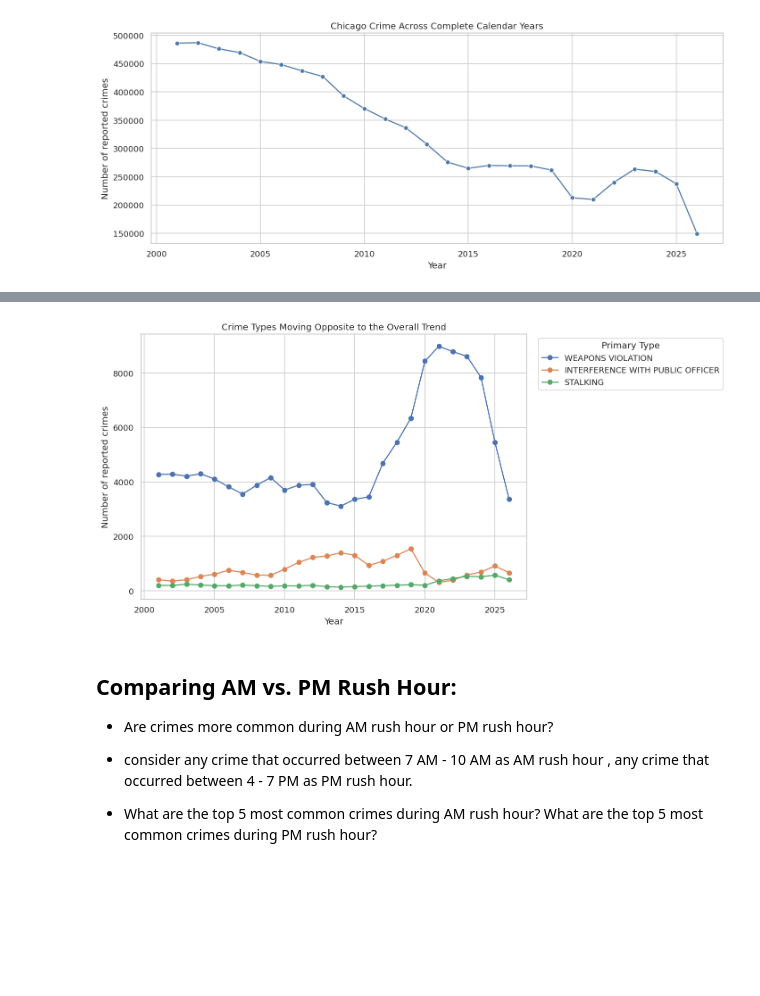
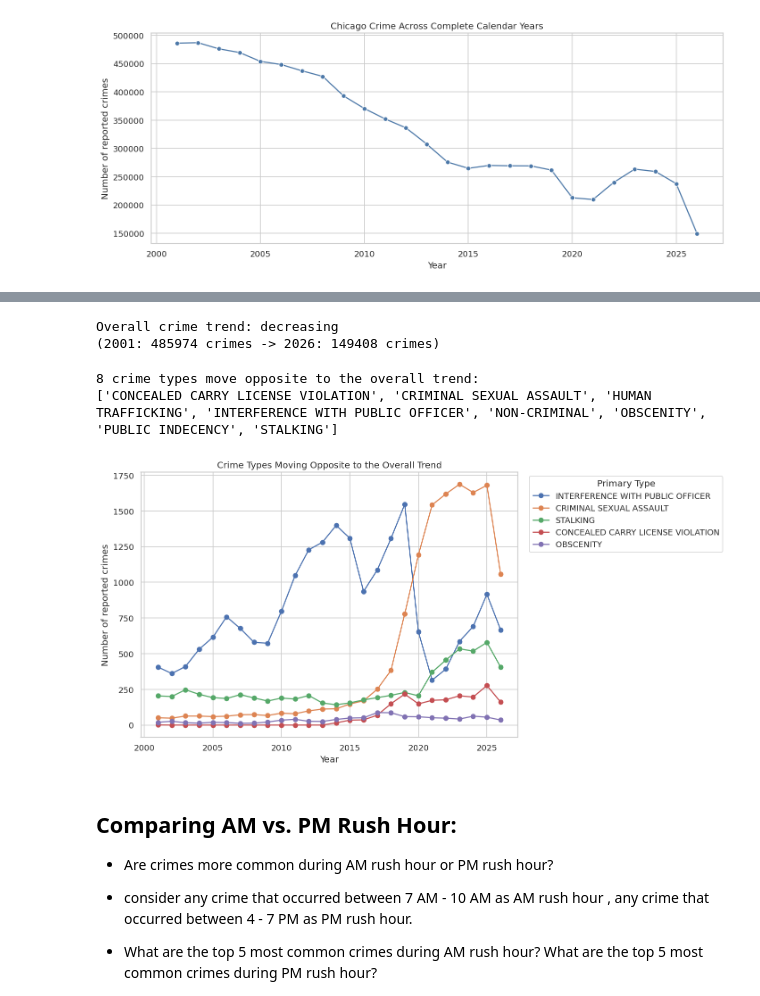
Before and after one commit to swirita/Chicago-Crime-Analysis-and-Forecasting, a Jupyter notebook: notebooks/02_crime_analysis_forecast.ipynb, the cells around one changed output, grey strips where cells are left out. Cells and saved outputs as stored; diff of their text form; code cells hidden in the pictures; blank space fills up the shorter version.

```diff
--- a/notebooks/02_crime_analysis_forecast.ipynb
+++ b/notebooks/02_crime_analysis_forecast.ipynb
@@ -122,7 +283,7 @@ DatetimeIndex(['2001-01-01', '2001-01-02', '2001-01-03', '2001-01-04',
               dtype='datetime64[ns]', length=9368, freq='D')
 # %%
 ## Create an instance of the US country holidays.
-us_holidays = country_holidays('US')
+us_holidays = holidays.country_holidays('US')
 us_holidays
 # %% [output]
 holidays.country_holidays('US')
@@ -296,19 +436,51 @@ opposite_crimes.head(10).round(1)
+# %%
+first_year = annual_counts.index.min()
+last_year = annual_counts.index.max()
+
+first_year_total = annual_counts.loc[first_year]
+last_year_total = annual_counts.loc[last_year]
+
+overall_trend = 'increasing' if last_year_total > first_year_total else 'decreasing'
+print(f"Overall crime trend: {overall_trend}")
+print(f"({first_year}: {first_year_total} crimes -> {last_year}: {last_year_total} crimes)")
+# %% [output]
+Overall crime trend: decreasing
+(2001: 485974 crimes -> 2026: 149408 crimes)
+# %%
+crime_by_year = df.groupby([df.index.year, 'Primary Type']).size().unstack(fill_value=0)
+
+first_year_counts = crime_by_year.loc[first_year]
+last_year_counts = crime_by_year.loc[last_year]
+
+# True if that crime type went up, False if it went down
+crime_increased = last_year_counts > first_year_counts
+
+# Opposite = went up while overall went down, or vice versa
+if overall_trend == 'increasing':
+    opposite_crimes = crime_increased[crime_increased == False]
+else:
+    opposite_crimes = crime_increased[crime_increased == True]
+
+print(f"{len(opposite_crimes)} crime types move opposite to the overall trend:")
+print(opposite_crimes.index.tolist())
+# %% [output]
+8 crime types move opposite to the overall trend:
+['CONCEALED CARRY LICENSE VIOLATION', 'CRIMINAL SEXUAL ASSAULT', 'HUMAN TRAFFICKING', 'INTERFERENCE WITH PUBLIC OFFICER', 'NON-CRIMINAL', 'OBSCENITY', 'PUBLIC INDECENCY', 'STALKING']
 # %%
-opposite_top = opposite_crimes.head(5).index.tolist()
+opposite_top = crime_by_year[opposite_crimes.index].sum().sort_values(ascending=False).head(5).index.tolist()
 
-if opposite_top:
-    fig, ax = plt.subplots(figsize=(12, 6))
-    crime_by_year[opposite_top].plot(ax=ax, marker='o')
-    ax.set(
-        title='Crime Types Moving Opposite to the Overall Trend',
-        xlabel='Year',
-        ylabel='Number of reported crimes'
-    )
-    ax.legend(title='Primary Type', bbox_to_anchor=(1.02, 1), loc='upper left')
-    fig.tight_layout()
-    plt.show()
+fig, ax = plt.subplots(figsize=(12, 6))
+crime_by_year[opposite_top].plot(ax=ax, marker='o')
+ax.set(
+    title='Crime Types Moving Opposite to the Overall Trend',
+    xlabel='Year',
+    ylabel='Number of reported crimes'
+)
+ax.legend(title='Primary Type', bbox_to_anchor=(1.02, 1), loc='upper left')
+fig.tight_layout()
+plt.show()
 # %% [output]
-[figure, old version]
+[figure, new version]
 # %% [markdown]
 ## Comparing AM vs. PM Rush Hour:
 - Are crimes more common during AM rush hour or PM rush hour?
```
Also changed, not shown: parts of 30 cells of this notebook.
